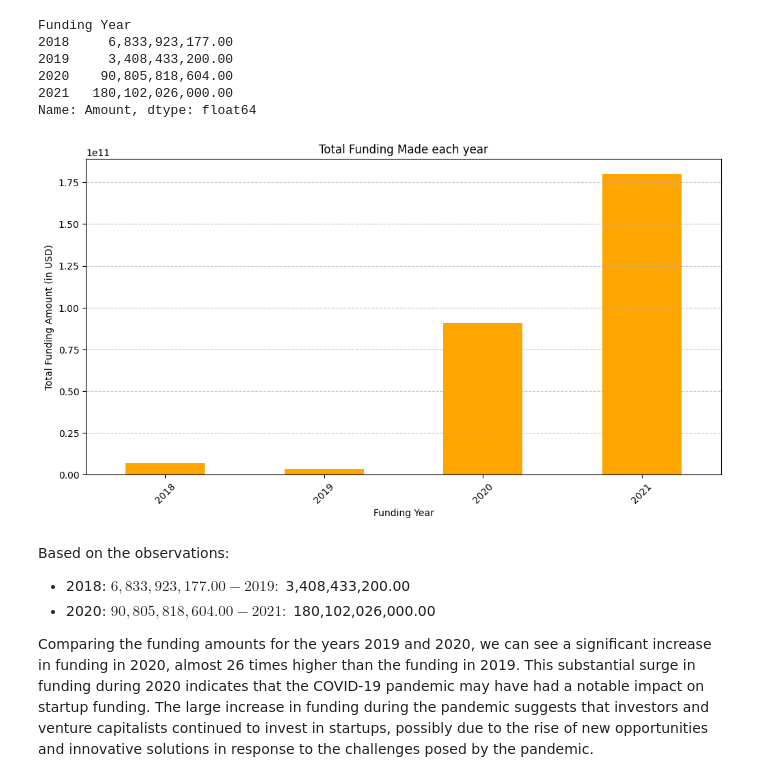
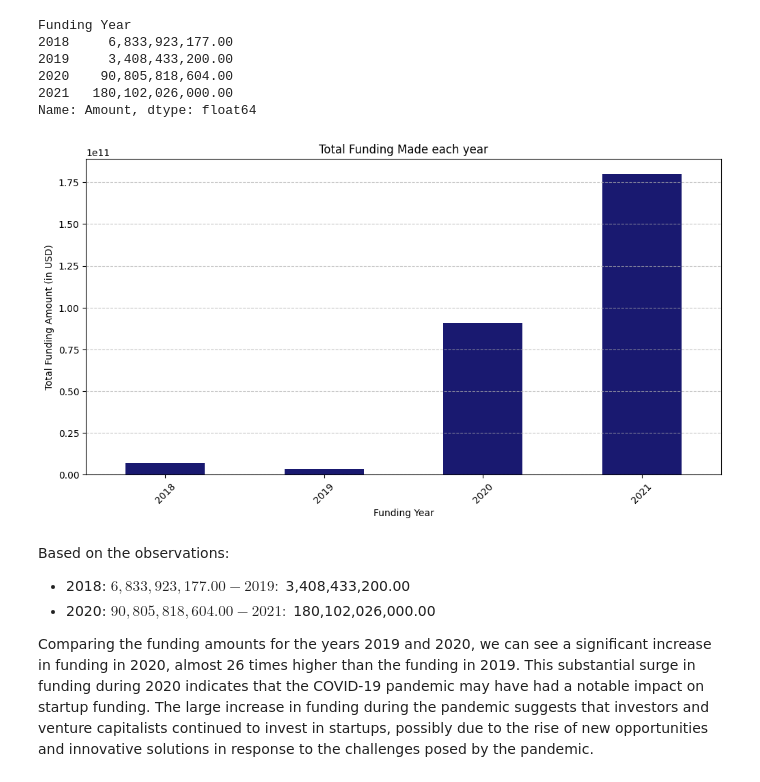
Before and after one commit to Faith-theAnalyst/Indian_Startup_Analysis, a Jupyter notebook: Indian _Ecosystem_Analysis.ipynb, the cells around one changed output. Saved outputs shown, nothing was run; the diff lists cells and outputs as text; code cells hidden in the pictures.

```diff
--- a/Indian _Ecosystem_Analysis.ipynb
+++ b/Indian _Ecosystem_Analysis.ipynb
@@ -2717,6 +2692,3 @@ array(['Seed and Pre-Seed Funding', 'Early Stage Funding',
-# %%
-data['Sector']=data['Sector'].replace('Edtech','EdTech')
-data['Sector']=data['Sector'].replace('Fintech','FinTech')
 # %%
 data.head()
 # %% [output]
@@ -2760,17 +2733,19 @@ Funding Year
 2021   180,102,026,000.00
 Name: Amount, dtype: float64
 # %%
+funding_by_year = data.groupby(by='Funding Year') ['Amount'].sum()
+
 # Creating a bar plot to visualize the distribution of funding amounts by year
 plt.figure(figsize=(12, 6))
-funding_by_year.plot(kind='bar', color='orange')
+funding_by_year.plot(kind='bar', color='midnightblue')
 plt.xlabel('Funding Year')
 plt.ylabel('Total Funding Amount (in USD)')
 plt.title('Total Funding Made each year')
 plt.xticks(rotation=45)
 plt.grid(axis='y', linestyle='--', alpha=0.7)
 plt.show()
 # %% [output]
-[figure, old version]
+[figure, new version]
 # %% [markdown]
 Based on the observations:
 
```
Also changed, not shown: parts of 40 cells of this notebook, 5 other files.
